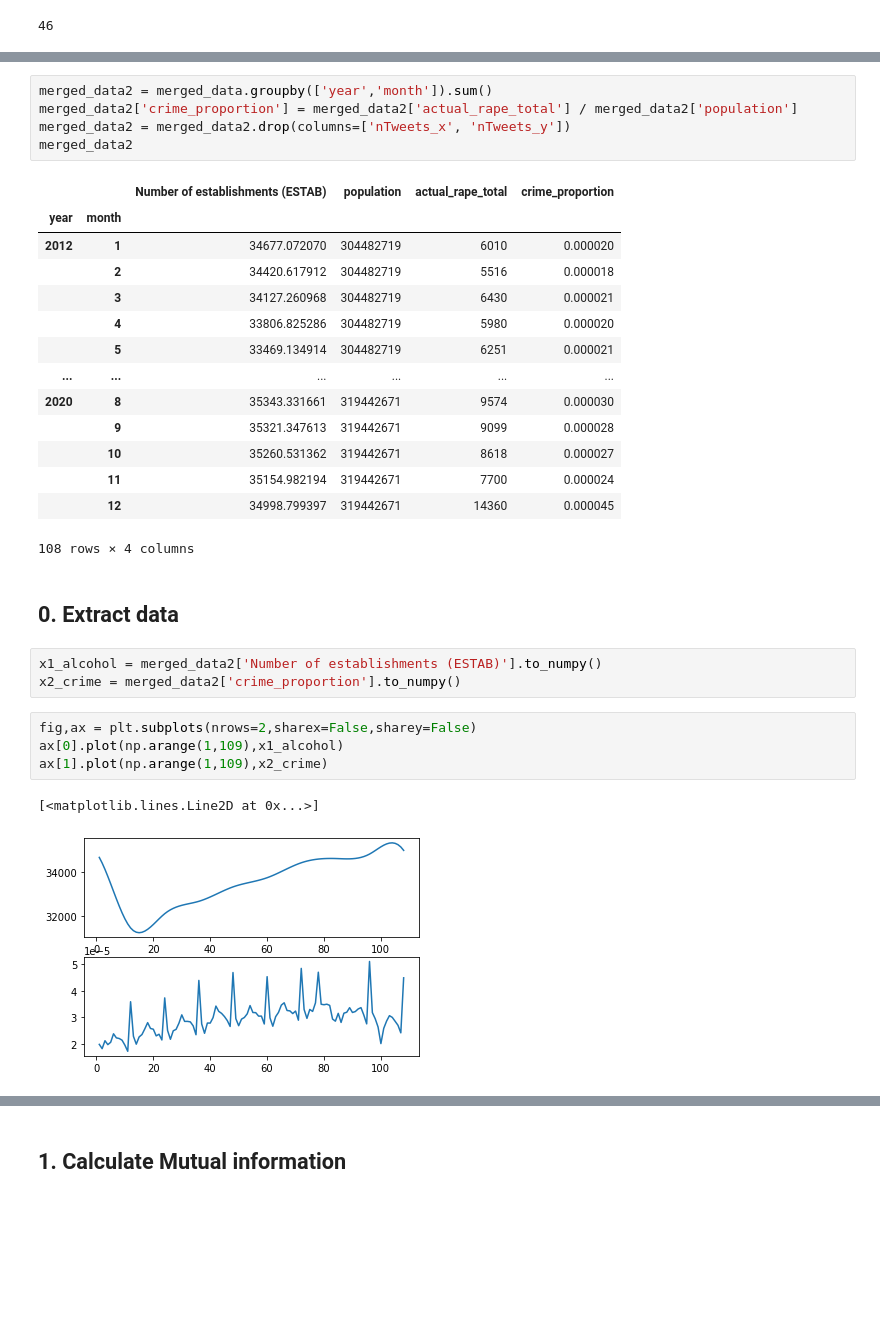
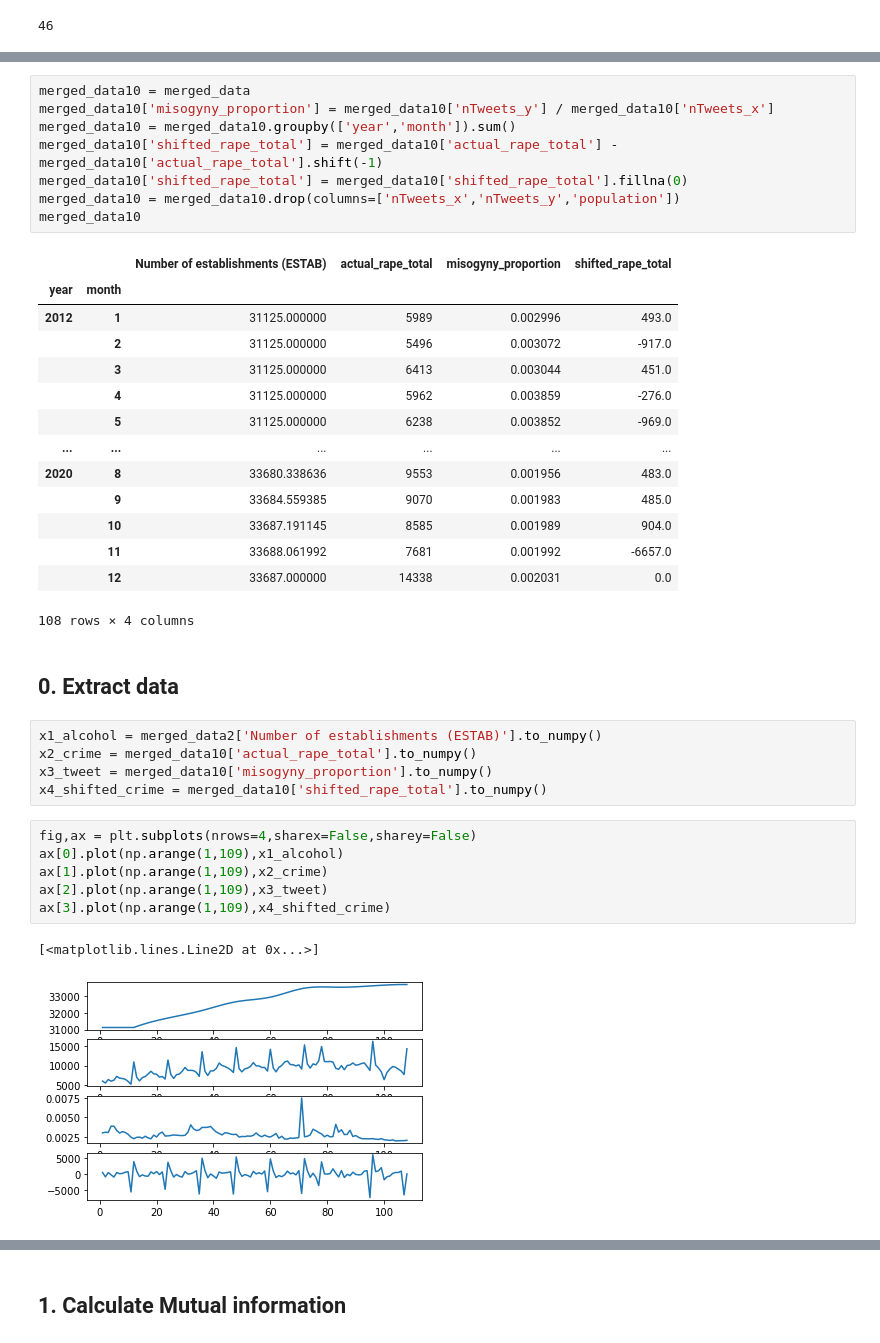
Before and after one commit to cenxi-si/DS-industry-project-group35, a Jupyter notebook: CCM_Alcohol_vs_Crime.ipynb, the cells around one changed output, grey strips where cells are left out. Saved outputs shown, nothing was run; the diff lists cells and outputs as text; blank space fills up the shorter version.

```diff
--- a/CCM_Alcohol_vs_Crime.ipynb
+++ b/CCM_Alcohol_vs_Crime.ipynb
@@ -138,33 +323,40 @@ for i in range(len(state_list)):
 # %%
-merged_data2 = merged_data.groupby(['year','month']).sum()
-merged_data2['crime_proportion'] = merged_data2['actual_rape_total'] / merged_data2['population']
-merged_data2 = merged_data2.drop(columns=['nTweets_x', 'nTweets_y'])
-merged_data2
+merged_data10 = merged_data
+merged_data10['misogyny_proportion'] = merged_data10['nTweets_y'] / merged_data10['nTweets_x']
+merged_data10 = merged_data10.groupby(['year','month']).sum()
+merged_data10['shifted_rape_total'] = merged_data10['actual_rape_total'] - merged_data10['actual_rape_total'].shift(-1)
+merged_data10['shifted_rape_total'] = merged_data10['shifted_rape_total'].fillna(0)
+merged_data10 = merged_data10.drop(columns=['nTweets_x','nTweets_y','population'])
+merged_data10
 # %% [output]
-|  |  | Number of establishments (ESTAB) | population | actual_rape_total | crime_proportion |
+|  |  | Number of establishments (ESTAB) | actual_rape_total | misogyny_proportion | shifted_rape_total |
 | year | month |  |  |  |  |
-| 2012 | 1 | 34677.072070 | 304482719 | 6010 | 0.000020 |
-|  | 2 | 34420.617912 | 304482719 | 5516 | 0.000018 |
-|  | 3 | 34127.260968 | 304482719 | 6430 | 0.000021 |
-|  | 4 | 33806.825286 | 304482719 | 5980 | 0.000020 |
-|  | 5 | 33469.134914 | 304482719 | 6251 | 0.000021 |
+| 2012 | 1 | 31125.000000 | 5989 | 0.002996 | 493.0 |
+|  | 2 | 31125.000000 | 5496 | 0.003072 | -917.0 |
+|  | 3 | 31125.000000 | 6413 | 0.003044 | 451.0 |
+|  | 4 | 31125.000000 | 5962 | 0.003859 | -276.0 |
+|  | 5 | 31125.000000 | 6238 | 0.003852 | -969.0 |
 | ... | ... | ... | ... | ... | ... |
-| 2020 | 8 | 35343.331661 | 319442671 | 9574 | 0.000030 |
-|  | 9 | 35321.347613 | 319442671 | 9099 | 0.000028 |
-|  | 10 | 35260.531362 | 319442671 | 8618 | 0.000027 |
-|  | 11 | 35154.982194 | 319442671 | 7700 | 0.000024 |
-|  | 12 | 34998.799397 | 319442671 | 14360 | 0.000045 |
+| 2020 | 8 | 33680.338636 | 9553 | 0.001956 | 483.0 |
+|  | 9 | 33684.559385 | 9070 | 0.001983 | 485.0 |
+|  | 10 | 33687.191145 | 8585 | 0.001989 | 904.0 |
+|  | 11 | 33688.061992 | 7681 | 0.001992 | -6657.0 |
+|  | 12 | 33687.000000 | 14338 | 0.002031 | 0.0 |
 108 rows × 4 columns
 # %% [markdown]
 ## 0. Extract data
 # %%
 x1_alcohol = merged_data2['Number of establishments (ESTAB)'].to_numpy()
-x2_crime = merged_data2['crime_proportion'].to_numpy()
+x2_crime = merged_data10['actual_rape_total'].to_numpy()
+x3_tweet = merged_data10['misogyny_proportion'].to_numpy()
+x4_shifted_crime = merged_data10['shifted_rape_total'].to_numpy()
 # %%
-fig,ax = plt.subplots(nrows=2,sharex=False,sharey=False)
+fig,ax = plt.subplots(nrows=4,sharex=False,sharey=False)
 ax[0].plot(np.arange(1,109),x1_alcohol)
 ax[1].plot(np.arange(1,109),x2_crime)
+ax[2].plot(np.arange(1,109),x3_tweet)
+ax[3].plot(np.arange(1,109),x4_shifted_crime)
 # %% [output]
 [<matplotlib.lines.Line2D at 0x...>]
-[figure, old version]
+[figure, new version]
 # %%
```
Also changed, not shown: parts of 48 cells of this notebook, 5 other files.
